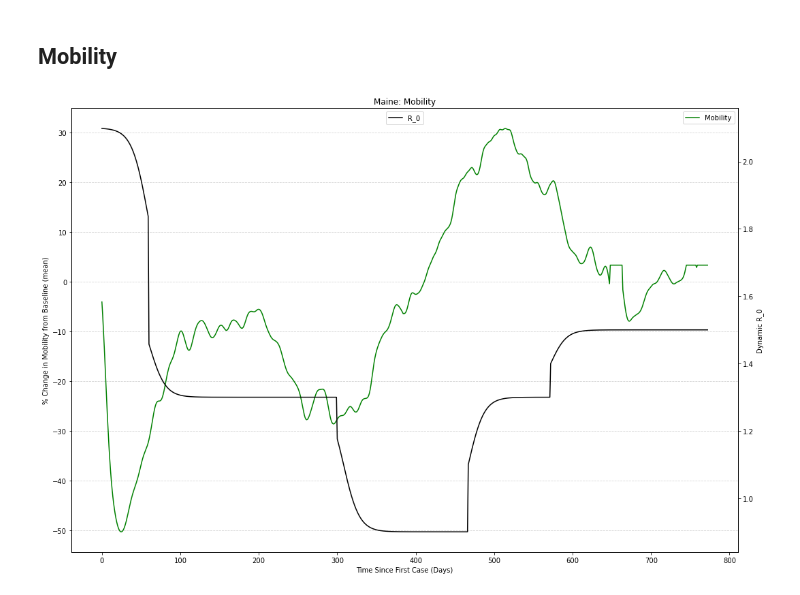
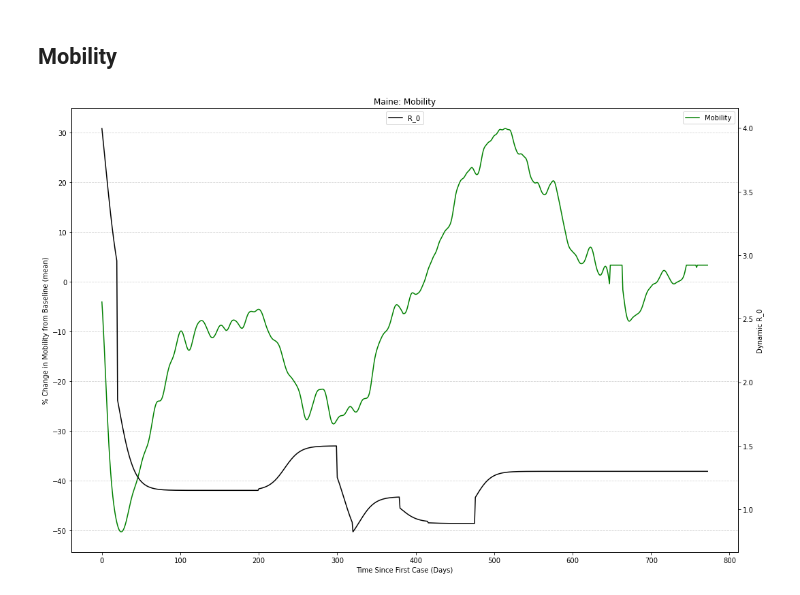
Before and after one commit to lmortizza/DAPB-Project, a Jupyter notebook: maine/Maine.ipynb, the cells around one changed output. Drawn from its saved outputs; the diff is of its cells as text; code cells hidden in the pictures.

```diff
--- a/maine/Maine.ipynb
+++ b/maine/Maine.ipynb
@@ -121,19 +119,22 @@ $x_0$ is the inflection point of the transition, i.e., the day that $R_0$ change
 
 $k$ describes how fast R_0 change. Larger $k$ means faster change.
 # %%
-epochs = [0,60, 300, 467, 572]
+epochs = [0,20,200, 300,320, 380, 416, 476]
 
 
-R_0 = [2.1, 1.6, 1.3, 0.9, 1.3, 1.5]
+R_0 = [5, 2.5, 1.15, 1.5,.7, 1.1,.9, .89, 1.3]
 k=0.1
 
 #https://www.maine.gov/covid19/timeline
-# 58 - march 15,2020 - declared a Civil State of Emergency
-#61 -  march 31, 2020 - Stay Healthy at Home directive
+# 4 - march 15,2020 - declared a Civil State of Emergency
+#21 -  march 31, 2020 - Stay Healthy at Home directive
+#223 - October 20, 2020
 #308 - January 13 - first-doses vaccinations
+#328 - Feb 2, 2021
+#382  - march 28, 2021
 #467 - May 1, 2021 - first stage of re-opening
 #567 - June 30, 2021 - state of civil emergency ends
-x = [58, 61, 308, 467, 572]
+x = [4, 21, 233, 308,328, 382, 416, 476]
 
 
 def R_0_dynamic(t):
@@ -270,17 +270,18 @@ for i in t:
 # %%
 
 fig, ax = plt.subplots(figsize=(15,10))
 ax2 = ax.twinx()
 ax.set_title(state+': Mobility')
 ax.set_xlabel('Time Since First Case (Days)')
 ax.plot(subset.index, subset['mobility_mean'], color='green')
-ax2.scatter(t, rt, color='black')
+#ax2.scatter(estimates_state.index, estimates_state['Rt'], color='black')
 ax.set_ylabel('% Change in Mobility from Baseline (mean)')
 ax2.set_ylabel('Dynamic R_0')
+ax2.plot(t, rt, color='black')
 ax.legend(['Mobility'])
 ax2.legend(['R_0'], loc='upper center')
 ax.yaxis.grid(color='lightgray', linestyle='dashed')
 plt.tight_layout()
 plt.show()
 # %% [output]
-[figure, old version]
+[figure, new version]
```
Also changed, not shown: parts of 17 cells of this notebook.
